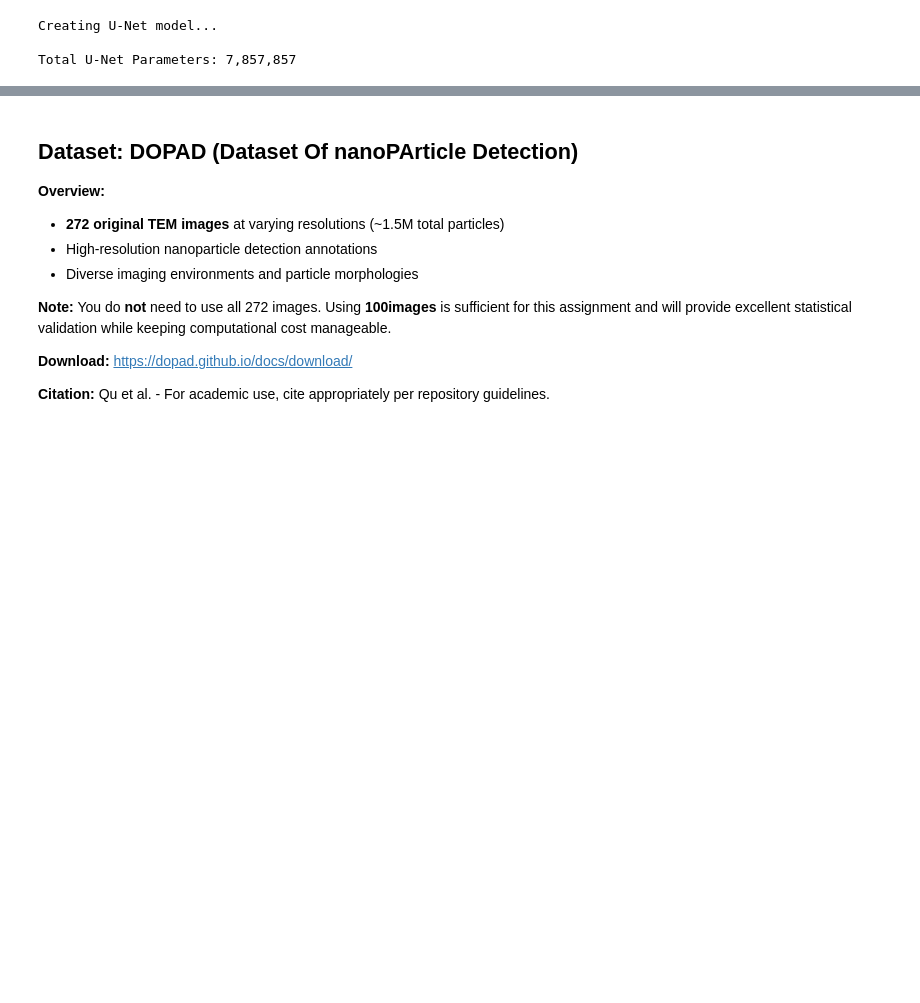
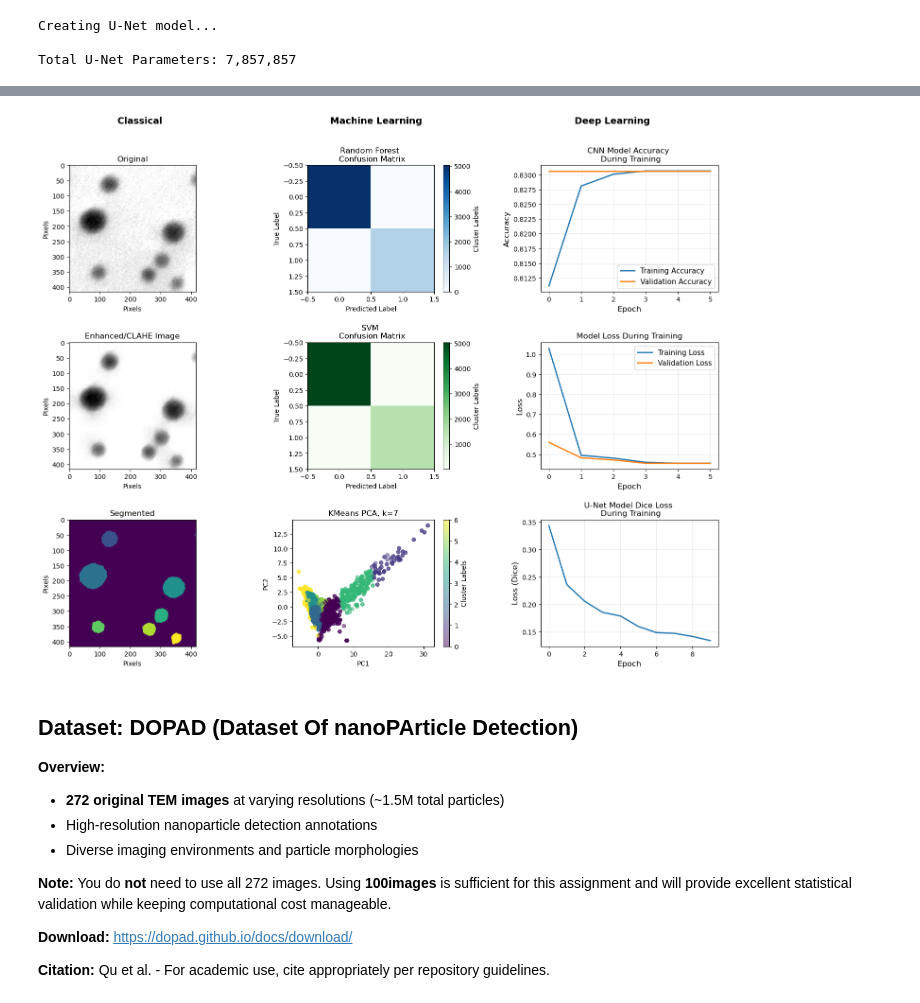
Before and after one commit to kgeisenman/MATSCI465_KatieEisenman, a Jupyter notebook: Week3+4/assignment_04_combined (1).ipynb, the cells around one changed output, grey strips where cells are left out. Drawn from its saved outputs; the diff is of its cells as text; code cells hidden in the pictures; blank space fills up the shorter version.

```diff
--- a/Week3+4/assignment_04_combined (1).ipynb
+++ b/Week3+4/assignment_04_combined (1).ipynb
@@ -1498,3 +1490,84 @@ with open("comparison_table.md", "w") as f:
+# %%
+fig, axes = plt.subplots(3, 3, figsize=(15, 12))
+
+
+col_titles = ["Classical", "Machine Learning", "Deep Learning"]
+
+# Make room for the column headers
+plt.tight_layout(rect=(0, 0, 1, 0.90))
+
+# Get figure width in axes coordinates: columns centered at ~ (1/6, 3/6, 5/6)
+x_positions = [1/6, 3/6, 5/6]
+
+for x, title in zip(x_positions, col_titles):
+    fig.text(x, 0.95, title, ha='center', va='bottom',
+             fontsize=14, fontweight='bold')
+
+plt.subplots_adjust(top=0.88, wspace=0.4, hspace=0.4)
+
+# ---- Row 1 ----
+axes[0, 0].imshow(raw_image, cmap='gray')
+axes[0, 0].set_title("Original")
+axes[0, 0].set_xlabel('Pixels')
+axes[0, 0].set_ylabel('Pixels')
+
+axes[1, 0].imshow(enhanced_image, cmap='gray')
+axes[1, 0].set_title("Enhanced/CLAHE Image")
+axes[1, 0].set_xlabel('Pixels')
+axes[1, 0].set_ylabel('Pixels')
+
+axes[2, 0].imshow(spot_labels, cmap='viridis')
+axes[2, 0].set_title("Segmented")
+axes[2, 0].set_xlabel('Pixels')
+axes[2, 0].set_ylabel('Pixels')
+
+# ---- Row 2 ----
+rf = axes[0, 1].imshow(confusion_RF, cmap='Blues')
+fig.colorbar(rf, ax=axes[0, 1], label='Cluster Labels')
+axes[0, 1].set_title("Random Forest \n Confusion Matrix")
+axes[0, 1].set_xlabel('Predicted Label')
+axes[0, 1].set_ylabel('True Label')
+
+rf = axes[1, 1].imshow(confusion_svm, cmap='Greens')
+fig.colorbar(rf, ax=axes[1, 1], label='Cluster Labels')
+axes[1, 1].set_title("SVM \n Confusion Matrix")
+axes[1, 1].set_xlabel('Predicted Label')
+axes[1, 1].set_ylabel('True Label')
+
+sc = axes[2, 1].scatter(k_means_fig[:, 0], k_means_fig[:, 1], c=clusters, s=30, alpha=0.5, cmap='viridis')
+fig.colorbar(sc, ax=axes[2, 1], label='Cluster Labels')
+axes[2, 1].set_title('KMeans PCA, k=7')
+axes[2, 1].set_xlabel('PC1')
+axes[2, 1].set_ylabel('PC2')
+
+
+# ---- Row 3 ----
+axes[0,2].plot(history.history['accuracy'], label='Training Accuracy', linewidth=2)
+axes[0,2].plot(history.history['val_accuracy'], label='Validation Accuracy', linewidth=2)
+axes[0,2].set_xlabel('Epoch', fontsize=12)
+axes[0,2].set_ylabel('Accuracy', fontsize=12)
+axes[0,2].set_title('CNN Model Accuracy \n During Training')
+axes[0,2].legend(fontsize=11)
+axes[0,2].grid(True, alpha=0.3)
+
+axes[1,2].plot(history.history['loss'], label='Training Loss', linewidth=2)
+axes[1,2].plot(history.history['val_loss'], label='Validation Loss', linewidth=2)
+axes[1,2].set_xlabel('Epoch', fontsize=12)
+axes[1,2].set_ylabel('Loss', fontsize=12)
+axes[1,2].set_title('Model Loss During Training')
+axes[1,2].legend(fontsize=11)
+axes[1,2].grid(True, alpha=0.3)
+
+axes[2,2].plot(unet_history.history['loss'], linewidth=2)
+axes[2,2].set_xlabel('Epoch', fontsize=12)
+axes[2,2].set_ylabel('Loss (Dice)', fontsize=12)
+axes[2,2].set_title('U-Net Model Dice Loss \n During Training')
+axes[2,2].grid(True, alpha=0.3)
+
+fig.savefig("Final_3x3_Visualization_Pipeline_Summary.png", dpi=300, bbox_inches='tight')
+plt.show()
+# %% [output]
+[figure, added]
 # %% [markdown]
 ## Dataset: DOPAD (Dataset Of nanoPArticle Detection)
 
```
Also changed, not shown: parts of 18 cells of this notebook, 5 other files.
